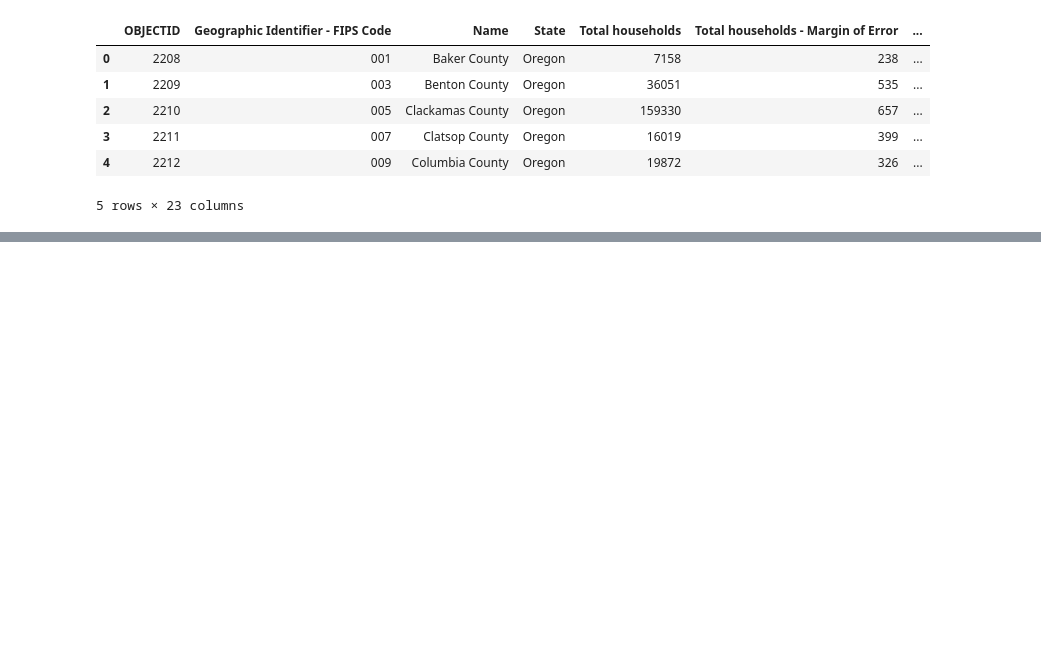
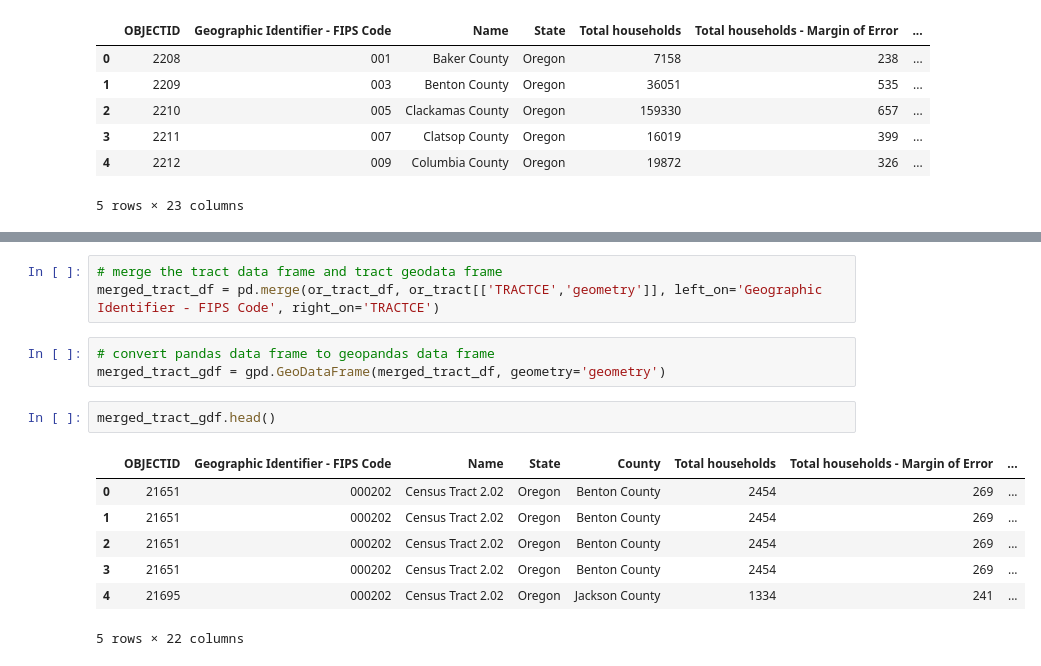
Before and after one commit to ethanheine/community-internet-access, a Jupyter notebook: analysis_testing.ipynb, the cells around one changed output, grey strips where cells are left out. Drawn from its saved outputs; the diff is of its cells as text; blank space fills up the shorter version.

```diff
--- a/analysis_testing.ipynb
+++ b/analysis_testing.ipynb
@@ -120,0 +156,16 @@ merged_gdf.head()
+# %%
+# merge the tract data frame and tract geodata frame
+merged_tract_df = pd.merge(or_tract_df, or_tract[['TRACTCE','geometry']], left_on='Geographic Identifier - FIPS Code', right_on='TRACTCE')
+# %%
+# convert pandas data frame to geopandas data frame
+merged_tract_gdf = gpd.GeoDataFrame(merged_tract_df, geometry='geometry')
+# %%
+merged_tract_gdf.head()
+# %% [output]
+|  | OBJECTID | Geographic Identifier - FIPS Code | Name | State | County | Total households | Total households - Margin of Error | ... |
+| 0 | 21651 | 000202 | Census Tract 2.02 | Oregon | Benton County | 2454 | 269 | ... |
+| 1 | 21651 | 000202 | Census Tract 2.02 | Oregon | Benton County | 2454 | 269 | ... |
+| 2 | 21651 | 000202 | Census Tract 2.02 | Oregon | Benton County | 2454 | 269 | ... |
+| 3 | 21651 | 000202 | Census Tract 2.02 | Oregon | Benton County | 2454 | 269 | ... |
+| 4 | 21695 | 000202 | Census Tract 2.02 | Oregon | Jackson County | 1334 | 241 | ... |
+5 rows × 22 columns
```
Also changed, not shown: parts of 9 cells of this notebook.
